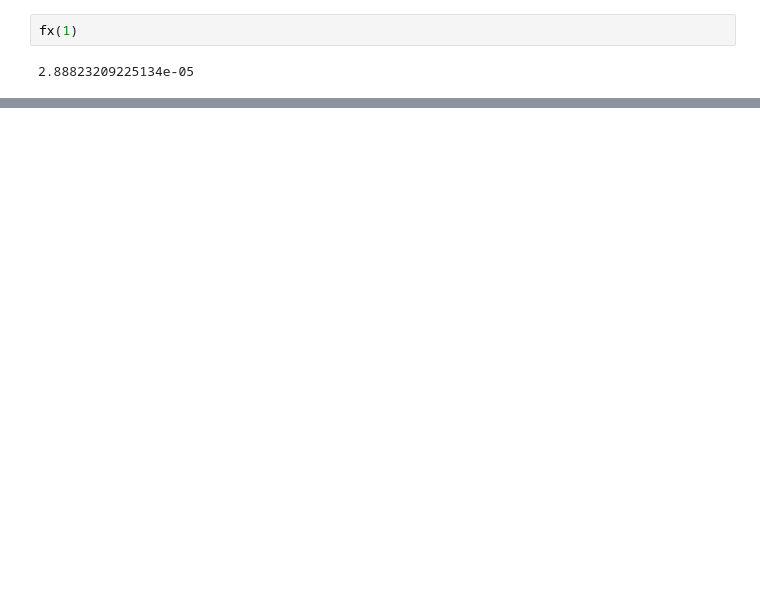
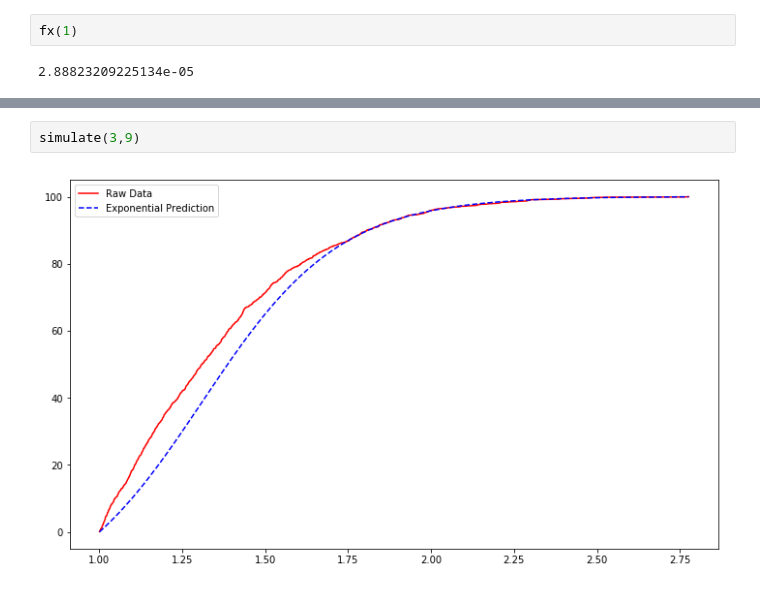
Before and after one commit to wjladams/pyanp, a Jupyter notebook: scrap/AR-InconsistencyResearch.ipynb, the cells around one changed output, grey strips where cells are left out. Saved outputs shown, nothing was run; the diff lists cells and outputs as text; blank space fills up the shorter version.

```diff
--- a/scrap/AR-InconsistencyResearch.ipynb
+++ b/scrap/AR-InconsistencyResearch.ipynb
@@ -226,0 +234,4 @@ simulate(5, 9)
+# %%
+simulate(3,9)
+# %% [output]
+[figure, added]
```
Also changed, not shown: parts of 18 cells of this notebook.
